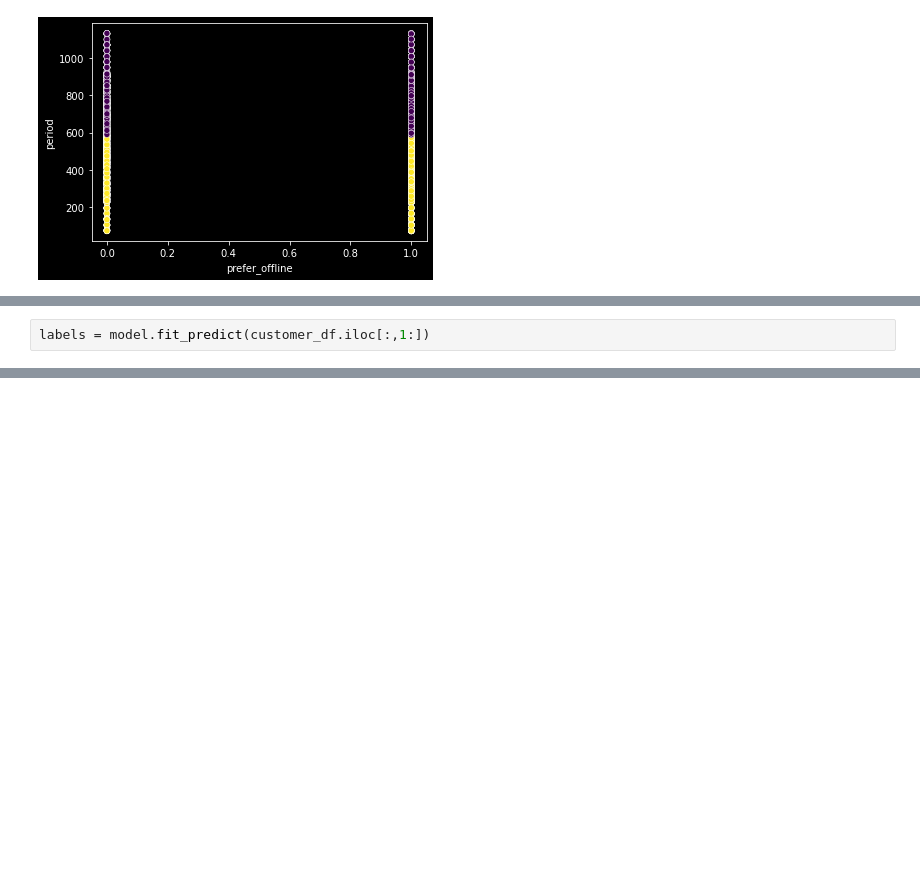
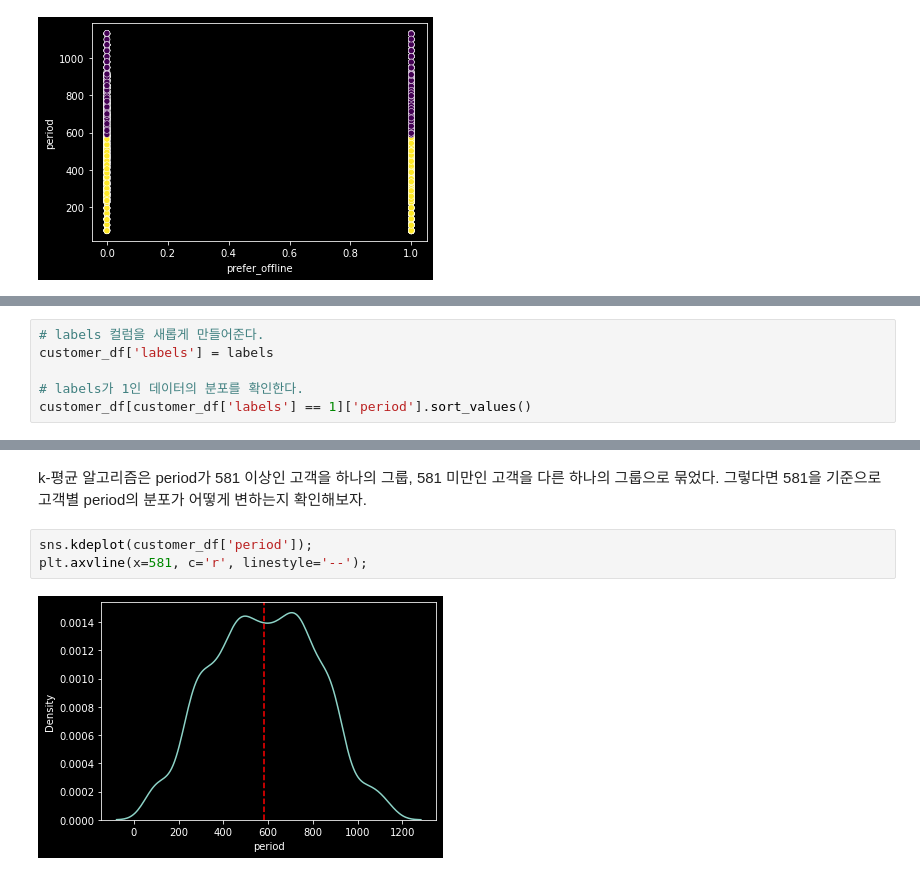
Before and after one commit to sw-song/kaggle-study, a Jupyter notebook: 00_05_customer_segmentation/customer_segmentation.ipynb, the cells around one changed output, grey strips where cells are left out. Drawn from its saved outputs; the diff is of its cells as text; blank space fills up the shorter version.

```diff
--- a/00_05_customer_segmentation/customer_segmentation.ipynb
+++ b/00_05_customer_segmentation/customer_segmentation.ipynb
@@ -451,2 +306,0 @@ model = DBSCAN()
-# %%
-labels = model.fit_predict(customer_df.iloc[:,1:])
@@ -462,0 +368,6 @@ sns.scatterplot(data=customer_df, x='buy_f_promo', y='period')
+# %%
+# labels 컬럼을 새롭게 만들어준다.
+customer_df['labels'] = labels
+
+# labels가 1인 데이터의 분포를 확인한다.
+customer_df[customer_df['labels'] == 1]['period'].sort_values()
@@ -462,0 +403,7 @@ sns.scatterplot(data=customer_df, x='buy_f_promo', y='period')
+# %% [markdown]
+k-평균 알고리즘은 period가 581 이상인 고객을 하나의 그룹, 581 미만인 고객을 다른 하나의 그룹으로 묶었다. 그렇다면 581을 기준으로 고객별 period의 분포가 어떻게 변하는지 확인해보자.
+# %%
+sns.kdeplot(customer_df['period']);
+plt.axvline(x=581, c='r', linestyle='--');
+# %% [output]
+[figure, added]
```
Also changed, not shown: parts of 39 cells of this notebook.
